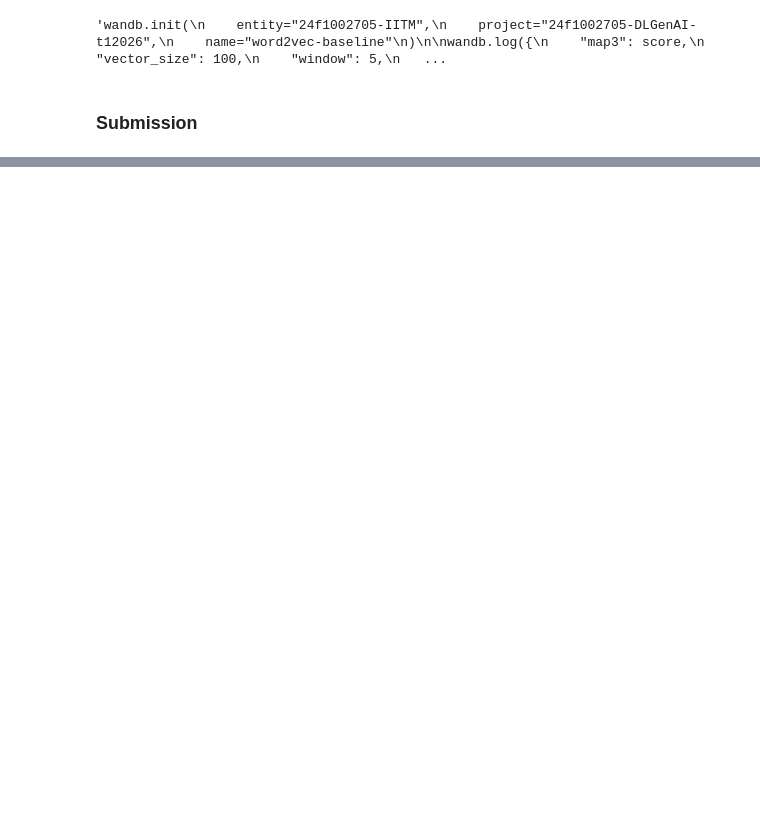
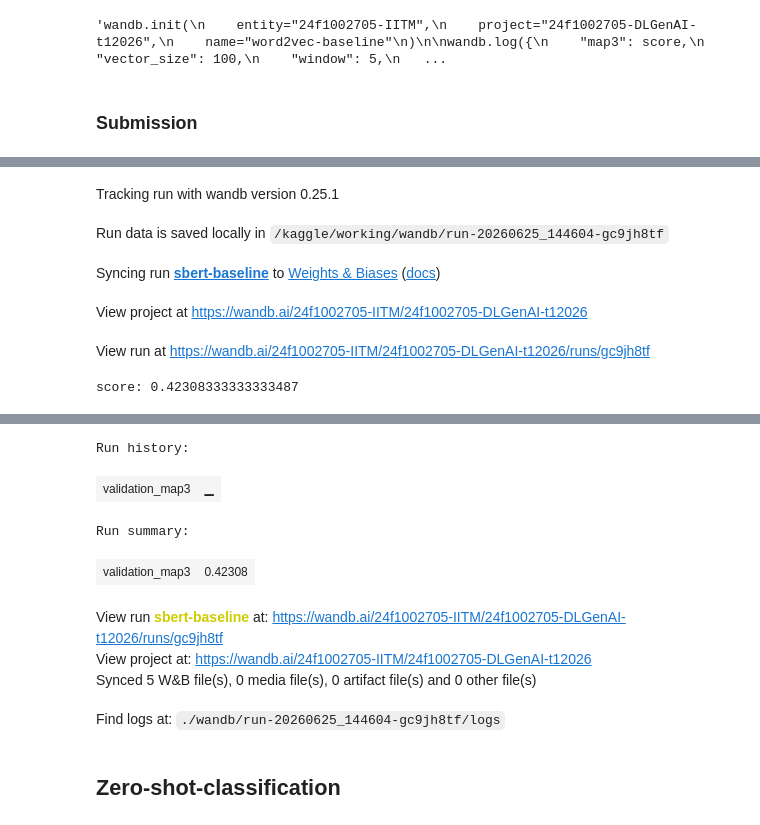
Before and after one commit to 24f1002705/DL-24f1002705-notebook-t22026, a Jupyter notebook: notebooks/final-notebook.ipynb, the cells around one changed output, grey strips where cells are left out. Cells and saved outputs as stored; diff of their text form; code cells hidden in the pictures; blank space fills up the shorter version.

Commit message:
milestone-2: pushed notebook from kaggle

```diff
--- a/notebooks/final-notebook.ipynb
+++ b/notebooks/final-notebook.ipynb
@@ -597,0 +613,5 @@ submission
+# %%
+model = SentenceTransformer(
+    "sentence-transformers/all-MiniLM-L6-v2",
+    device="cuda"
+)
@@ -597,0 +626,54 @@ submission
+# %%
+wandb.init(
+    entity="24f1002705-IITM",
+    project="24f1002705-DLGenAI-t12026",
+    name="sbert-baseline",
+    config={
+        "model": "all-MiniLM-L6-v2"
+    }
+)
+
+predictions = []
+
+for _, row in df.iterrows():
+    prompt_embedding = model.encode(
+        row['prompt'],
+        convert_to_numpy=True
+    )
+
+    similarities = {}
+
+    for option in ["A", "B", "C", "D", "E"]:
+        option_embedding = model.encode(
+            row[option],
+            convert_to_numpy=True
+        )
+
+        similarity = cosine_similarity(
+            prompt_embedding.reshape(1,-1),
+            option_embedding.reshape(1, -1)
+        )[0][0]
+
+        similarities[option] = similarity
+
+    ranked = sorted(
+        similarities,
+        key=similarities.get,
+        reverse=True
+    )
+
+    predictions.append(ranked[:3])
+
+score = map_at_3(
+    df['answer'].tolist(),
+    predictions
+)
+
+print(f"score:", score)
+
+wandb.log({
+    "map3": score
+})
+
+wandb.finish()
+# %% [output]
@@ -597,0 +681,6 @@ submission
+Tracking run with wandb version 0.25.1
+Run data is saved locally in /kaggle/working/wandb/run-20260625_144604-gc9jh8tf
+Syncing run sbert-baseline to Weights & Biases (docs)
+View project at https://wandb.ai/24f1002705-IITM/24f1002705-DLGenAI-t12026
+View run at https://wandb.ai/24f1002705-IITM/24f1002705-DLGenAI-t12026/runs/gc9jh8tf
+score: 0.42308333333333487
@@ -597,0 +688,8 @@ submission
+Run history:
+| validation_map3 | ▁ |
+Run summary:
+| validation_map3 | 0.42308 |
+View run sbert-baseline at: https://wandb.ai/24f1002705-IITM/24f1002705-DLGenAI-t12026/runs/gc9jh8tf
+View project at: https://wandb.ai/24f1002705-IITM/24f1002705-DLGenAI-t12026
+Synced 5 W&B file(s), 0 media file(s), 0 artifact file(s) and 0 other file(s)
+Find logs at: ./wandb/run-20260625_144604-gc9jh8tf/logs
@@ -597,0 +737,2 @@ submission
+# %% [markdown]
+## Zero-shot-classification
```
Also changed, not shown: parts of 15 cells of this notebook.
